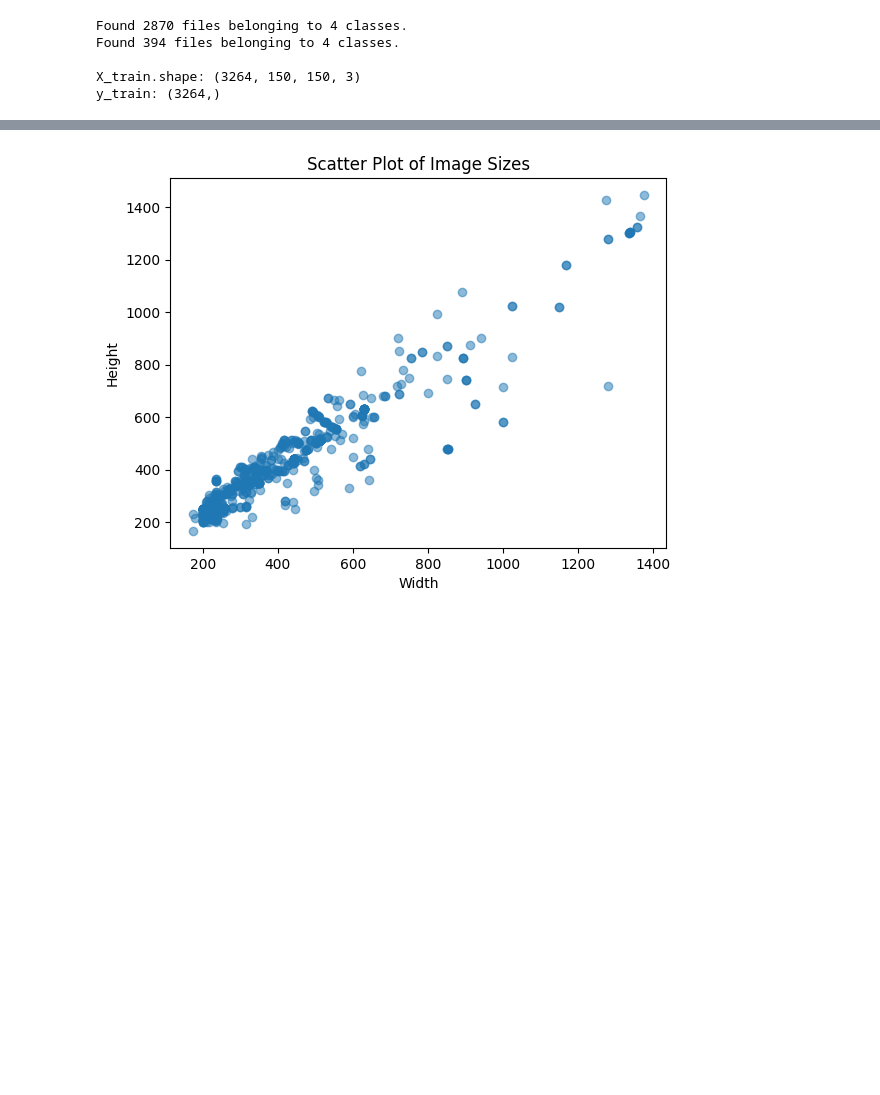
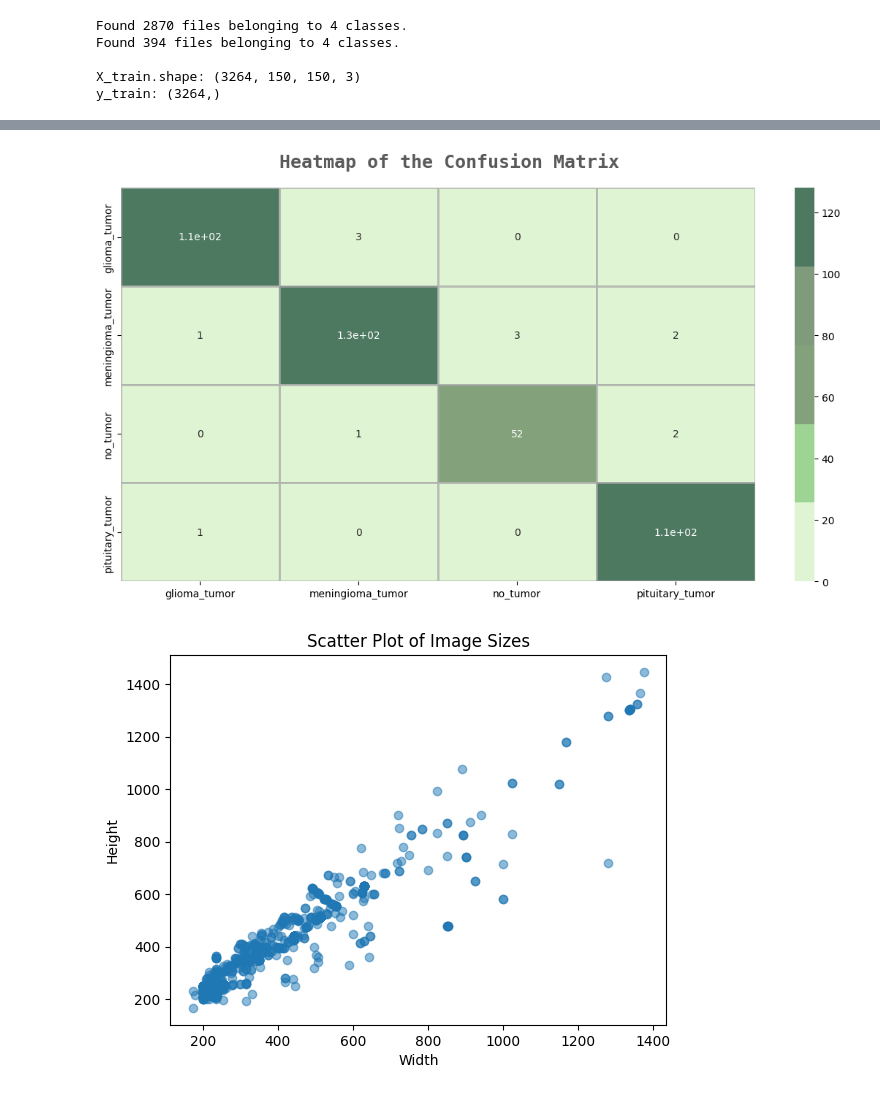
Before and after one commit to Layth17/mri_analysis, a Jupyter notebook: mri-transfer-lr2.ipynb, the cells around one changed output, grey strips where cells are left out. Drawn from its saved outputs; the diff is of its cells as text; code cells hidden in the pictures; blank space fills up the shorter version.

```diff
--- a/mri-transfer-lr2.ipynb
+++ b/mri-transfer-lr2.ipynb
@@ -89,7 +121,7 @@ model = Sequential(
   [
       EfficientNetB0(weights='imagenet',
                         include_top=False,
-                        input_shape=(image_size,image_size,3)),
+                        input_shape=(size,size,3)),
       GlobalAveragePooling2D(),
       Dropout(rate=0.5),
       Dense(4, activation='linear')
@@ -168,20 +254,22 @@ print(classification_report(y_test_new,pred))
 # %%
-labels = ['glioma_tumor','no_tumor','meningioma_tumor','pituitary_tumor']
+labels = ['glioma_tumor', 'meningioma_tumor', 'no_tumor','pituitary_tumor']
 
 fig,ax=plt.subplots(1,1,figsize=(14,7))
 sns.heatmap(confusion_matrix(y_test_new,pred),
             ax=ax,
             xticklabels=labels,
             yticklabels=labels,
             annot=True,
             cmap=colors_green[::-1],
             alpha=0.7,linewidths=2,
             linecolor=colors_dark[3])
 
 fig.text(s='Heatmap of the Confusion Matrix',size=18,fontweight='bold',
              fontname='monospace',color=colors_dark[1],y=0.92,x=0.28,alpha=0.8)
 
 plt.show()
+# %% [output]
+[figure, added]
 # %%
 def get_image_sizes(directory):
     sizes = []
```
Also changed, not shown: parts of 10 cells of this notebook.
